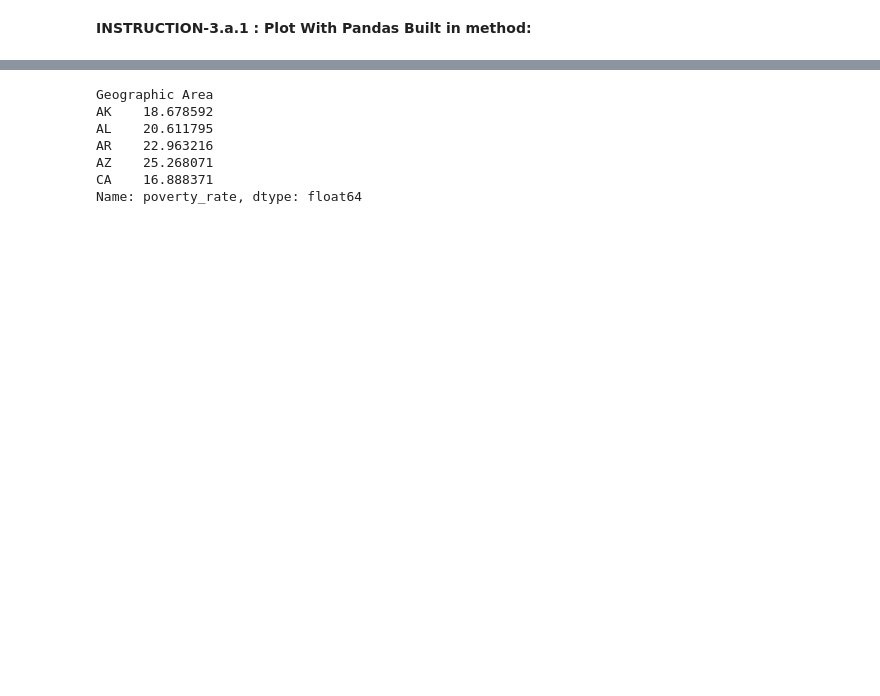
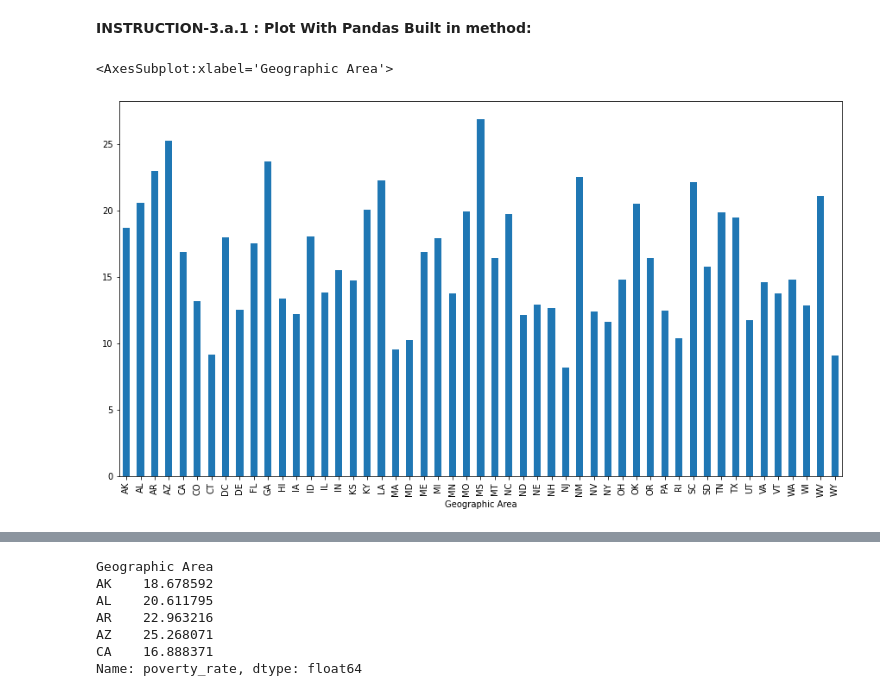
Before and after one commit to Ertugrul-Kurubal/Data-Visualization-With-Python-Projects, a Jupyter notebook: USA Fatal Police Shoot Analyse.ipynb, the cells around one changed output, grey strips where cells are left out. Drawn from its saved outputs; the diff is of its cells as text; code cells hidden in the pictures; blank space fills up the shorter version.

```diff
--- a/USA Fatal Police Shoot Analyse.ipynb
+++ b/USA Fatal Police Shoot Analyse.ipynb
@@ -168,2 +174,8 @@ TypeError: bar() missing 1 required positional argument: 'height'
 # %% [markdown]
 **INSTRUCTION-3.a.1 : Plot With Pandas Built in method:**
+# %%
+plt.figure(figsize=(15,8))
+pr.groupby("Geographic Area").poverty_rate.mean().plot.bar()
+# %% [output]
+<AxesSubplot:xlabel='Geographic Area'>
+[figure, added]
```
Also changed, not shown: parts of 7 cells of this notebook.
